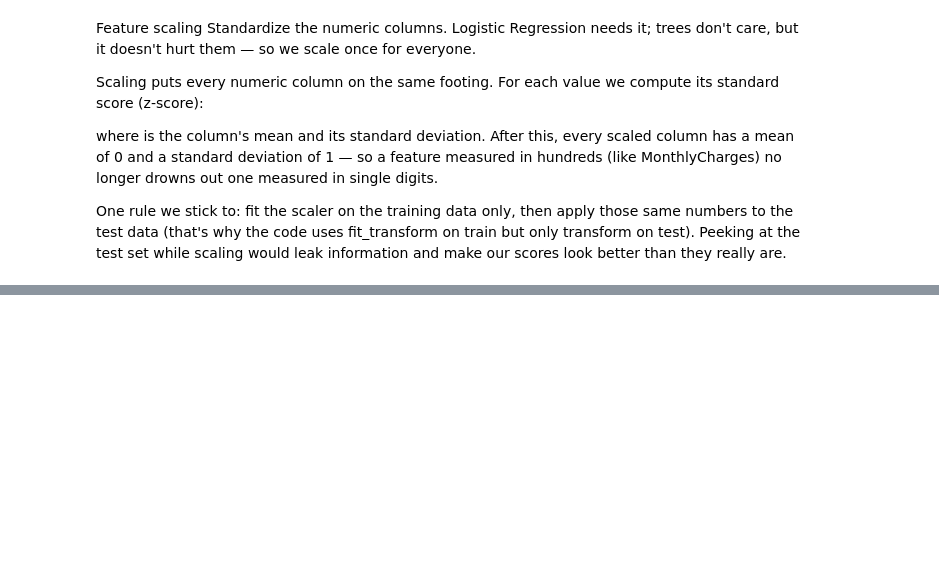
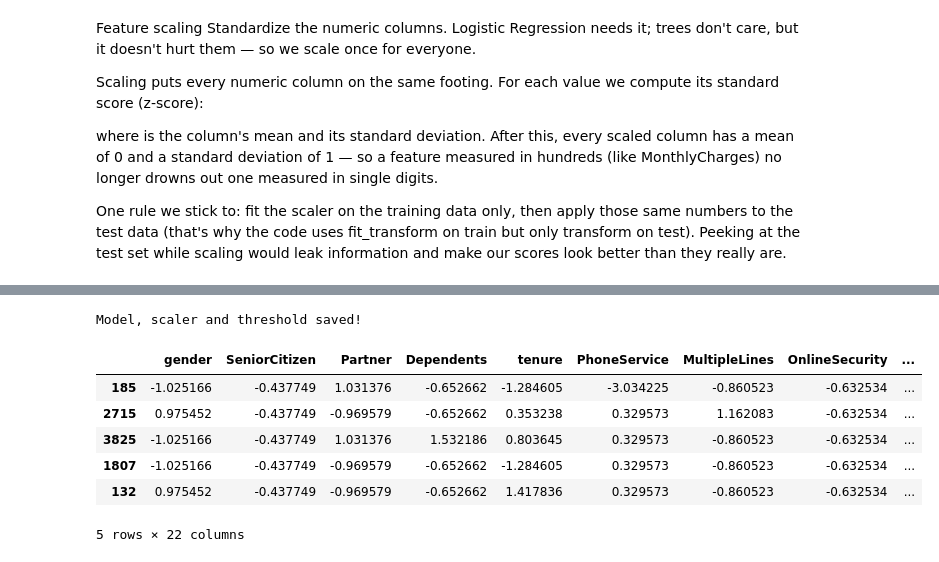
Before and after one commit to ShamsherCoder09/Telecom-Customer-Churn-Prediction, a Jupyter notebook: churn.ipynb, the cells around one changed output, grey strips where cells are left out. Saved outputs shown, nothing was run; the diff lists cells and outputs as text; code cells hidden in the pictures; blank space fills up the shorter version.

Commit message:
and save model

```diff
--- a/churn.ipynb
+++ b/churn.ipynb
@@ -446,6 +488,6 @@ X_test_scaled = scaler.transform(X_test)
 # %%
 # Put back into DataFrames with the original column names/index for readability
 X_train_scaled = pd.DataFrame(X_train_scaled, columns=X_train.columns, index=X_train.index)
-X_test_scaled = pd.DataFrame(X_train_scaled, columns=X_train.columns, index=X_train.index)
+X_test_scaled = pd.DataFrame(X_test_scaled, columns=X_test.columns, index=X_test.index)
 # %%
 X_train, X_test = X_train_scaled.copy(), X_test_scaled.copy()
@@ -451,0 +760,20 @@ X_train, X_test = X_train_scaled.copy(), X_test_scaled.copy()
+# %%
+import joblib
+
+joblib.dump(best_lr, "churn_model.pkl")
+joblib.dump(scaler, "scaler.pkl")
+joblib.dump(FINAL_THRESHOLD, "threshold.pkl")
+
+print("Model, scaler and threshold saved!")
+# %% [output]
+Model, scaler and threshold saved!
+# %%
+X_test.head()
+# %% [output]
+|  | gender | SeniorCitizen | Partner | Dependents | tenure | PhoneService | MultipleLines | OnlineSecurity | ... |
+| 185 | -1.025166 | -0.437749 | 1.031376 | -0.652662 | -1.284605 | -3.034225 | -0.860523 | -0.632534 | ... |
+| 2715 | 0.975452 | -0.437749 | -0.969579 | -0.652662 | 0.353238 | 0.329573 | 1.162083 | -0.632534 | ... |
+| 3825 | -1.025166 | -0.437749 | 1.031376 | 1.532186 | 0.803645 | 0.329573 | -0.860523 | -0.632534 | ... |
+| 1807 | -1.025166 | -0.437749 | -0.969579 | -0.652662 | -1.284605 | 0.329573 | -0.860523 | -0.632534 | ... |
+| 132 | 0.975452 | -0.437749 | -0.969579 | -0.652662 | 1.417836 | 0.329573 | -0.860523 | -0.632534 | ... |
+5 rows × 22 columns
```
Also changed, not shown: parts of 55 cells of this notebook.
